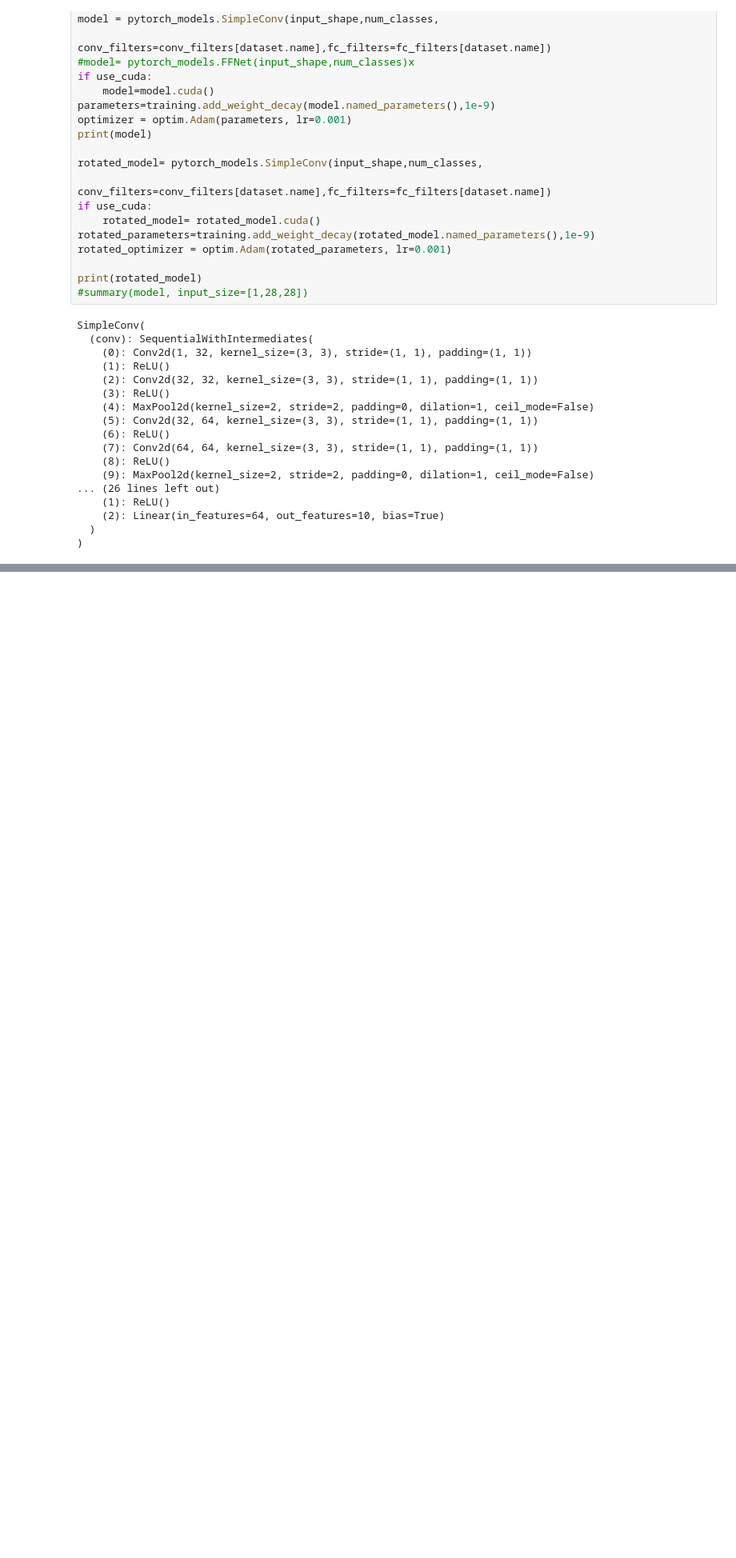
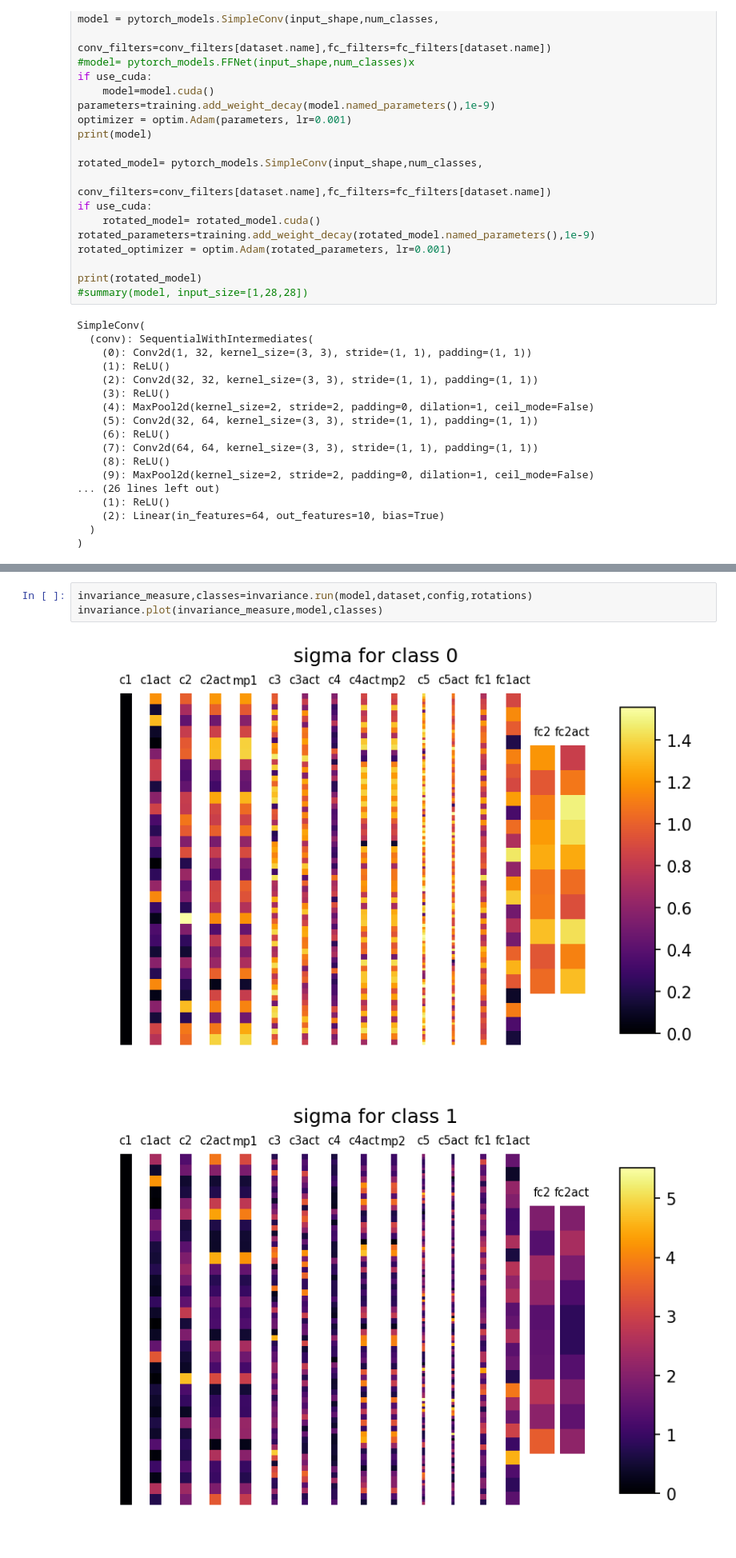
Before and after one commit to facundoq/experiments, a Jupyter notebook: rotation/Experiment - Pytorch Invariance Localization - SimpleConv .ipynb, the cells around one changed output, grey strips where cells are left out. Shown at 80% size. Saved outputs shown, nothing was run; the diff lists cells and outputs as text; blank space fills up the shorter version.

```diff
--- a/rotation/Experiment - Pytorch Invariance Localization - SimpleConv .ipynb
+++ b/rotation/Experiment - Pytorch Invariance Localization - SimpleConv .ipynb
@@ -132,0 +139,6 @@ TypeError: Traceback (most recent call last):
+# %%
+invariance_measure,classes=invariance.run(model,dataset,config,rotations)
+invariance.plot(invariance_measure,model,classes)
+# %% [output]
+[figure, added]
+[figure, added]
```
Also changed, not shown: parts of 5 cells of this notebook, 10 other files.
